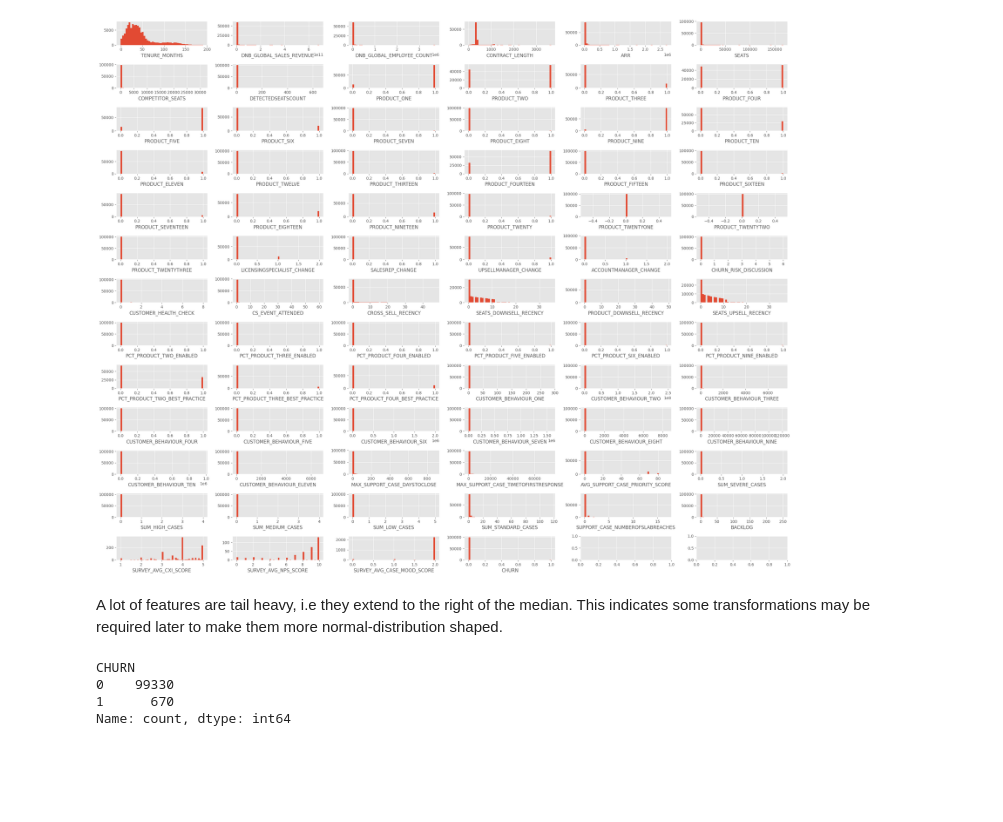
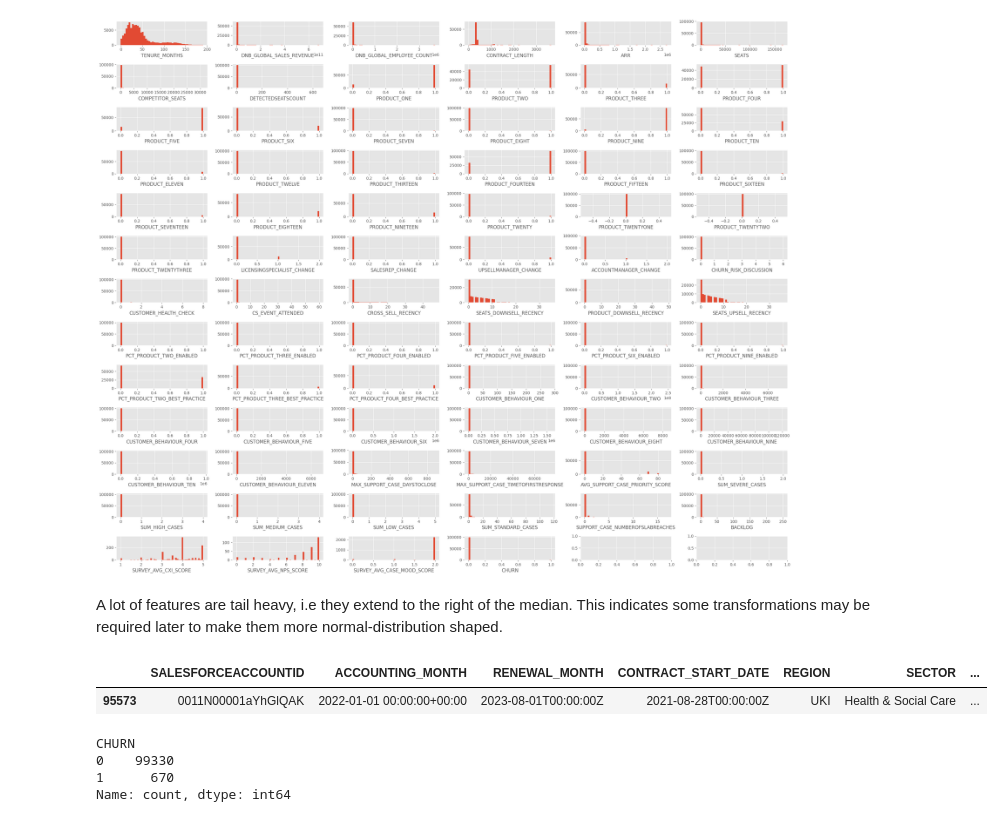
Before and after one commit to jmoro0408/Customer_Churn, a Jupyter notebook: notebooks/1_EDA.ipynb, the cells around one changed output. Drawn from its saved outputs; the diff is of its cells as text; code cells hidden in the pictures; blank space fills up the shorter version.

```diff
--- a/notebooks/1_EDA.ipynb
+++ b/notebooks/1_EDA.ipynb
@@ -82,6 +82,11 @@ plt.tight_layout()
 [figure]
 # %% [markdown]
 A lot of features are tail heavy, i.e they extend to the right of the median. This indicates some transformations may be required later to make them more normal-distribution shaped.
+# %%
+df[df['CUSTOMER_BEHAVIOUR_TEN'] == df['CUSTOMER_BEHAVIOUR_TEN'].max()]
+# %% [output]
+|  | SALESFORCEACCOUNTID | ACCOUNTING_MONTH | RENEWAL_MONTH | CONTRACT_START_DATE | REGION | SECTOR | ... |
+| 95573 | 0011N00001aYhGlQAK | 2022-01-01 00:00:00+00:00 | 2023-08-01T00:00:00Z | 2021-08-28T00:00:00Z | UKI | Health & Social Care | ... |
 # %%
 df["CHURN"].value_counts()
 # %% [output]
```
Also changed, not shown: parts of 9 cells of this notebook.
